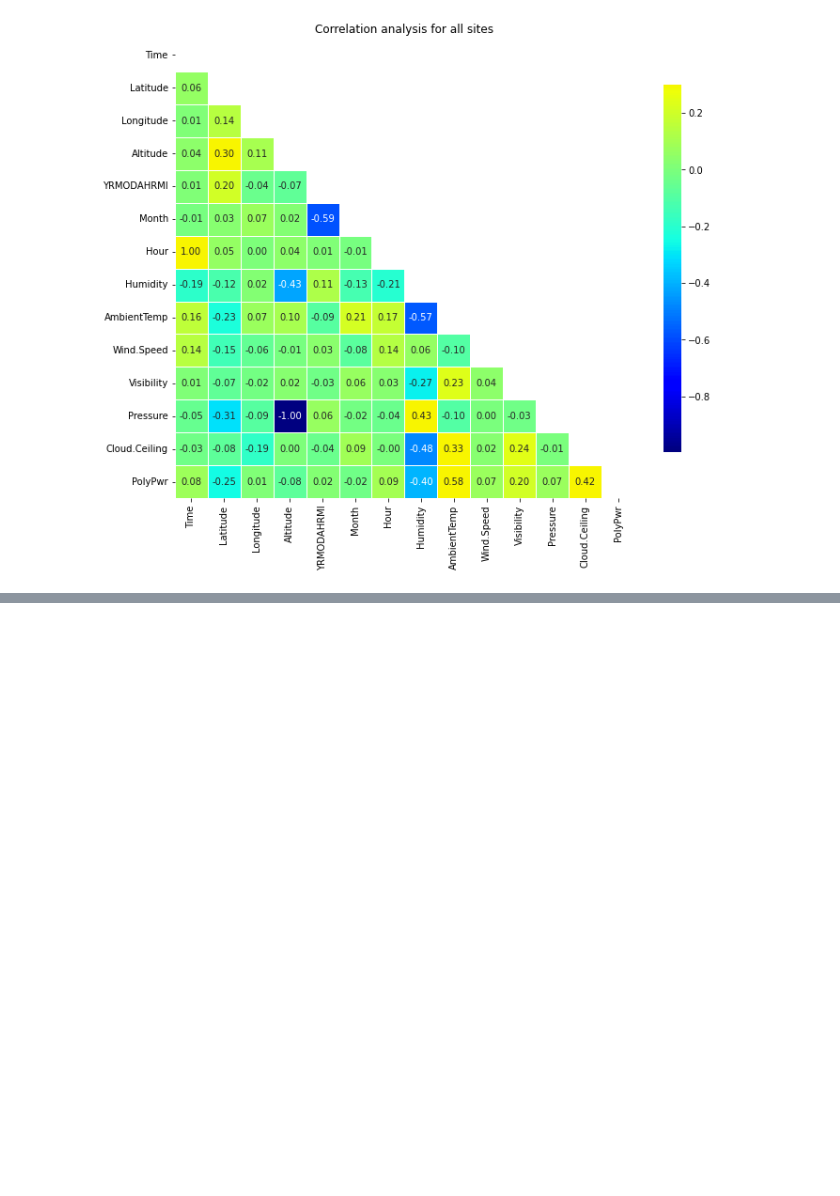
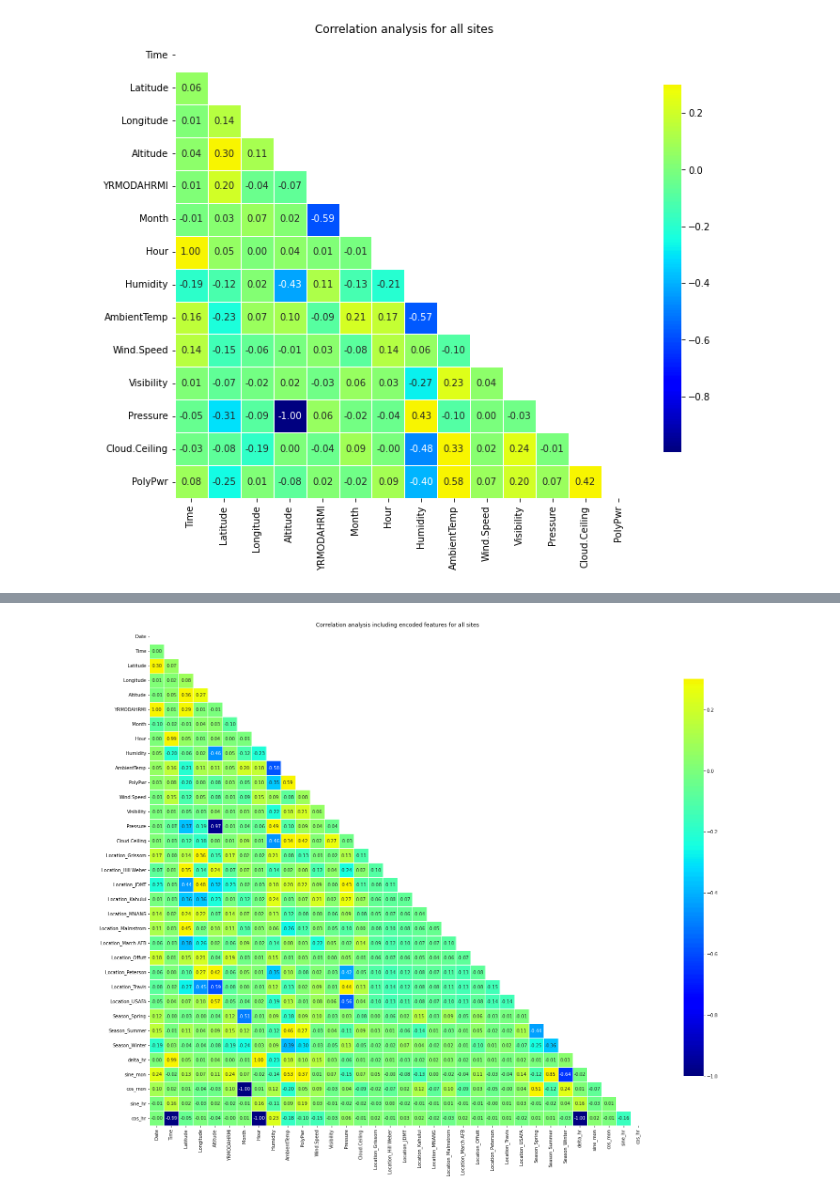
Before and after one commit to shouhardik/solar-energy-prediction, a Jupyter notebook: solar-energy-analytics.ipynb, the cells around one changed output, grey strips where cells are left out. Drawn from its saved outputs; the diff is of its cells as text; code cells hidden in the pictures; blank space fills up the shorter version.

```diff
--- a/solar-energy-analytics.ipynb
+++ b/solar-energy-analytics.ipynb
@@ -88,0 +107,15 @@ plt.title('Correlation analysis for all sites');
+# %%
+# Create Cyclic date features
+df_with_loc_season_en['sine_mon']= np.sin((df_with_loc_season_en.Month - 1)*np.pi/11)
+df_with_loc_season_en['cos_mon']= np.cos((df_with_loc_season_en.Month - 1)*np.pi/11)
+df_with_loc_season_en['sine_hr']= np.sin((df_with_loc_season_en.delta_hr*np.pi/(max_hour_of_interest - min_hour_of_interest)))
+df_with_loc_season_en['cos_hr']= np.cos((df_with_loc_season_en.delta_hr*np.pi/(max_hour_of_interest - min_hour_of_interest)))
+# %%
+mask2 = np.triu(np.ones_like(df_with_loc_season_en.corr(), dtype=bool))
+# %%
+f, ax = plt.subplots(figsize=(30, 20))
+sns.heatmap(df_with_loc_season_en.corr(method='spearman'), mask=mask2, cmap='jet', vmax=.3, center=0, annot=True, fmt='.2f',
+            square=True, linewidths=.5, cbar_kws={"shrink": .8});
+plt.title('Correlation analysis including encoded features for all sites');
+# %% [output]
+[figure, added]
```
Also changed, not shown: parts of 9 cells of this notebook.
